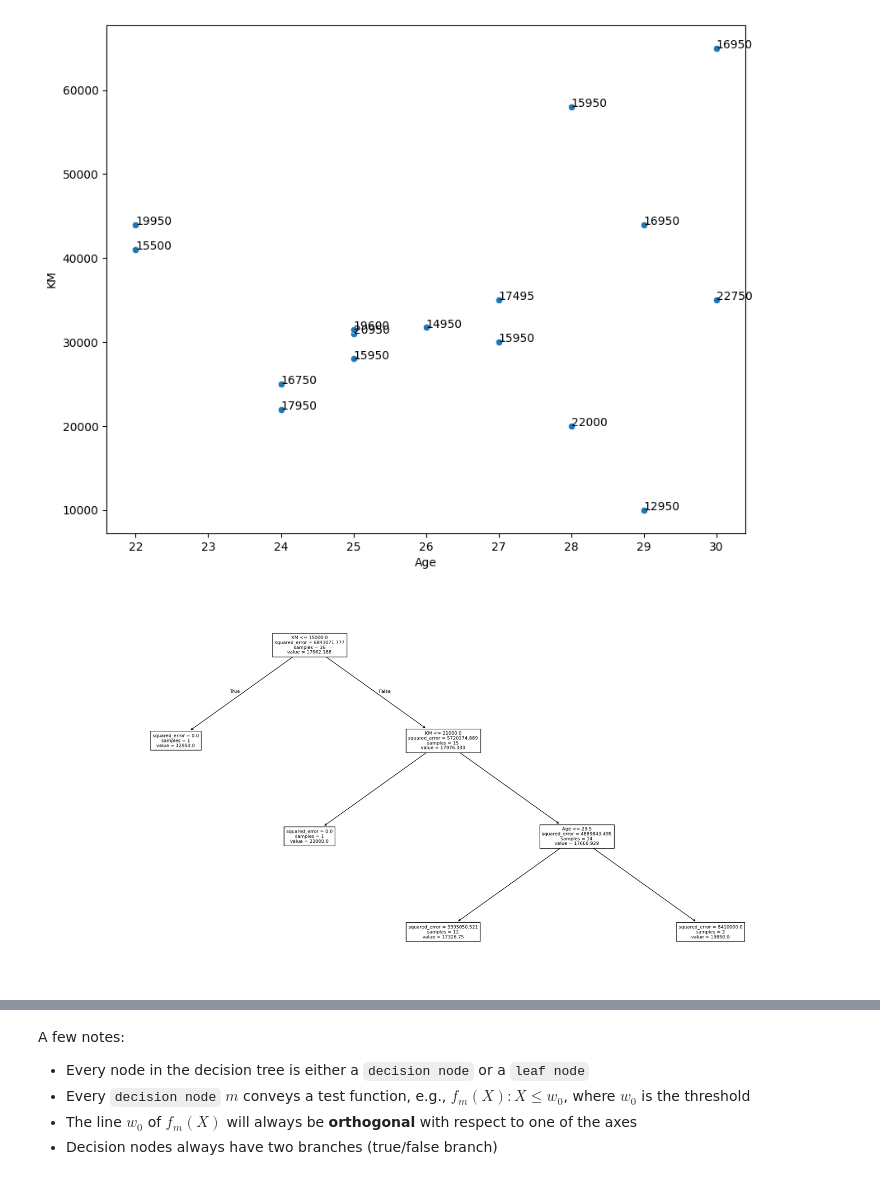
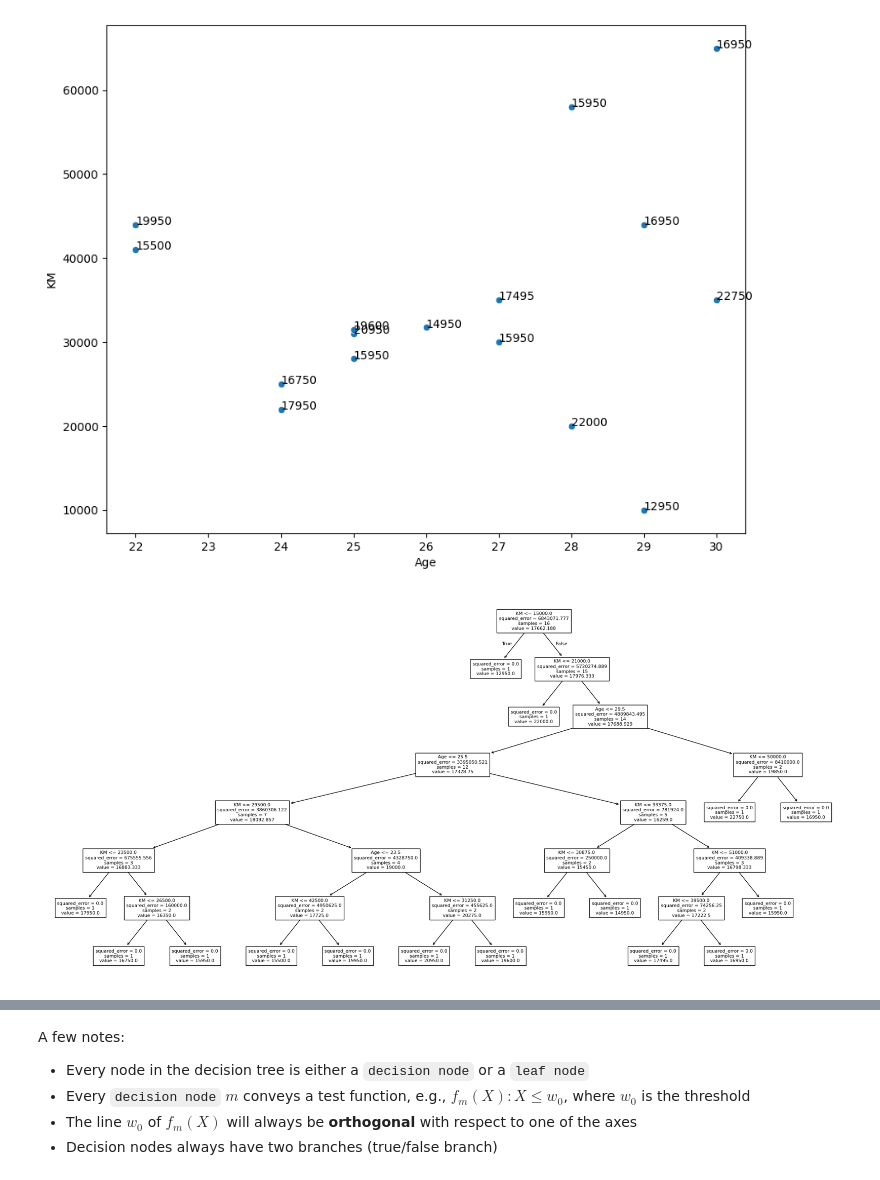
Before and after one commit to Zuyd-ADSAI/ZM001-2425-data-science, a Jupyter notebook: notebooks/ds_week7_supervised_learning.ipynb, the cells around one changed output, grey strips where cells are left out. Cells and saved outputs as stored; diff of their text form; code cells hidden in the pictures.

```diff
--- a/notebooks/ds_week7_supervised_learning.ipynb
+++ b/notebooks/ds_week7_supervised_learning.ipynb
@@ -288,12 +295,12 @@ plt.show()
 # %%
 from sklearn.tree import DecisionTreeRegressor, plot_tree
 
-dt = DecisionTreeRegressor(max_depth=3).fit(X, Y)
+dt = DecisionTreeRegressor().fit(X, Y)
 plt.figure(figsize=(25,12))
 plot_tree(dt, fontsize=8, feature_names=['Age', 'KM'])
 plt.show()
 # %% [output]
-[figure, old version]
+[figure, new version]
 # %%
 from sklearn.inspection import DecisionBoundaryDisplay
 
```
Also changed, not shown: parts of 9 cells of this notebook, 1 other file.
